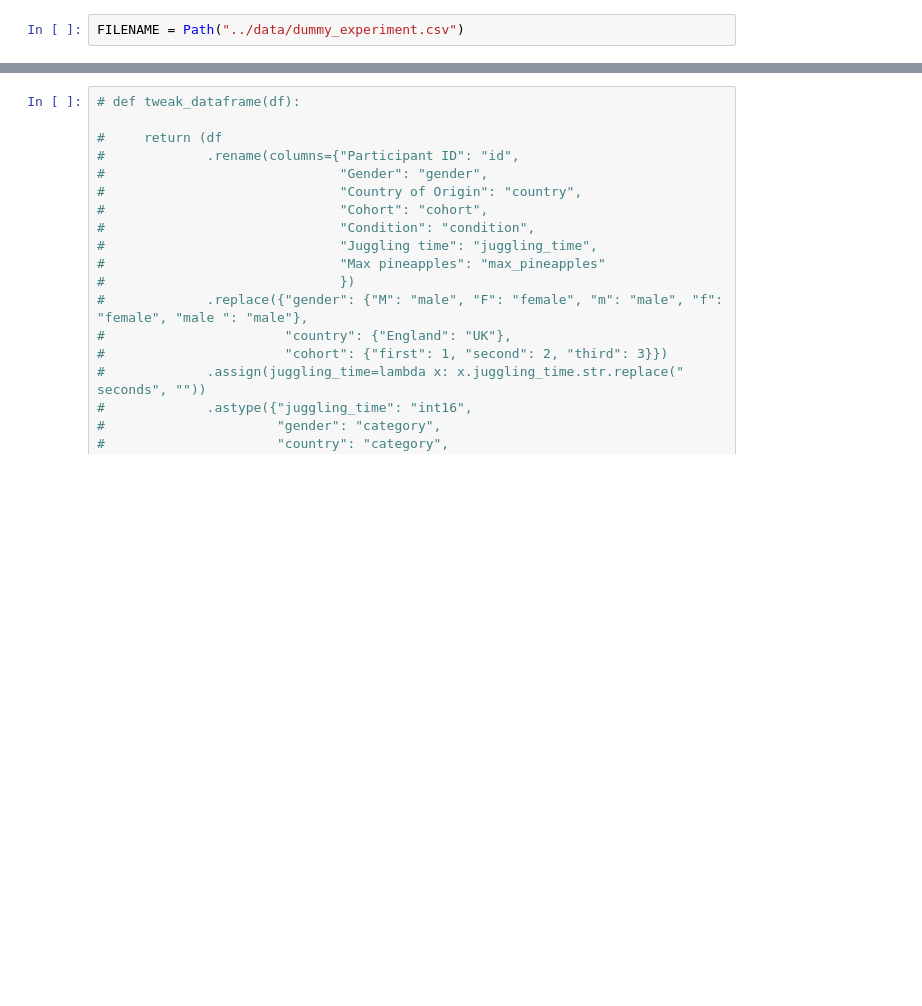
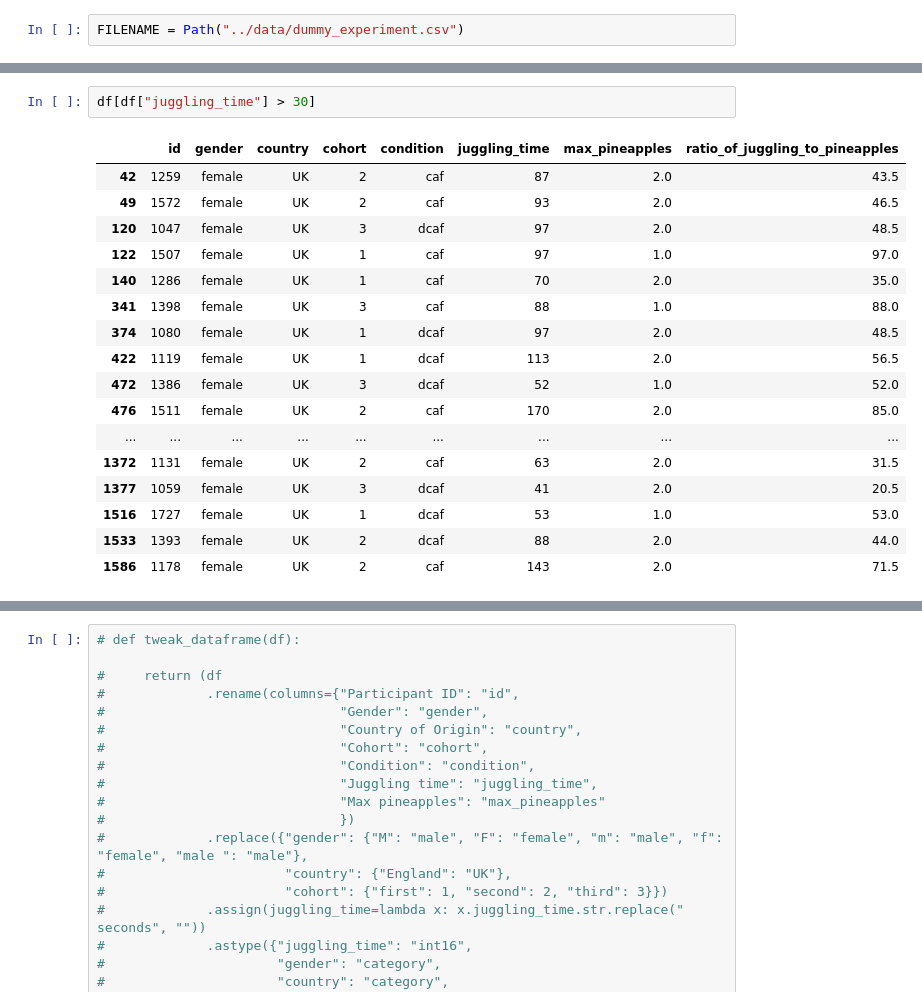
Before and after one commit to psy3035-hel8048/dataviz-h26, a Jupyter notebook: notebooks/datacleaning.ipynb, the cells around one changed output, grey strips where cells are left out. Cells and saved outputs as stored; diff of their text form; blank space fills up the shorter version.

```diff
--- a/notebooks/datacleaning.ipynb
+++ b/notebooks/datacleaning.ipynb
@@ -5,0 +37,20 @@ FILENAME = Path("../data/dummy_experiment.csv")
+# %%
+df[df["juggling_time"] > 30]
+# %% [output]
+|  | id | gender | country | cohort | condition | juggling_time | max_pineapples | ratio_of_juggling_to_pineapples |
+| 42 | 1259 | female | UK | 2 | caf | 87 | 2.0 | 43.5 |
+| 49 | 1572 | female | UK | 2 | caf | 93 | 2.0 | 46.5 |
+| 120 | 1047 | female | UK | 3 | dcaf | 97 | 2.0 | 48.5 |
+| 122 | 1507 | female | UK | 1 | caf | 97 | 1.0 | 97.0 |
+| 140 | 1286 | female | UK | 1 | caf | 70 | 2.0 | 35.0 |
+| 341 | 1398 | female | UK | 3 | caf | 88 | 1.0 | 88.0 |
+| 374 | 1080 | female | UK | 1 | dcaf | 97 | 2.0 | 48.5 |
+| 422 | 1119 | female | UK | 1 | dcaf | 113 | 2.0 | 56.5 |
+| 472 | 1386 | female | UK | 3 | dcaf | 52 | 1.0 | 52.0 |
+| 476 | 1511 | female | UK | 2 | caf | 170 | 2.0 | 85.0 |
+| ... | ... | ... | ... | ... | ... | ... | ... | ... |
+| 1372 | 1131 | female | UK | 2 | caf | 63 | 2.0 | 31.5 |
+| 1377 | 1059 | female | UK | 3 | dcaf | 41 | 2.0 | 20.5 |
+| 1516 | 1727 | female | UK | 1 | dcaf | 53 | 1.0 | 53.0 |
+| 1533 | 1393 | female | UK | 2 | dcaf | 88 | 2.0 | 44.0 |
+| 1586 | 1178 | female | UK | 2 | caf | 143 | 2.0 | 71.5 |
```
Also changed, not shown: parts of 7 cells of this notebook.
